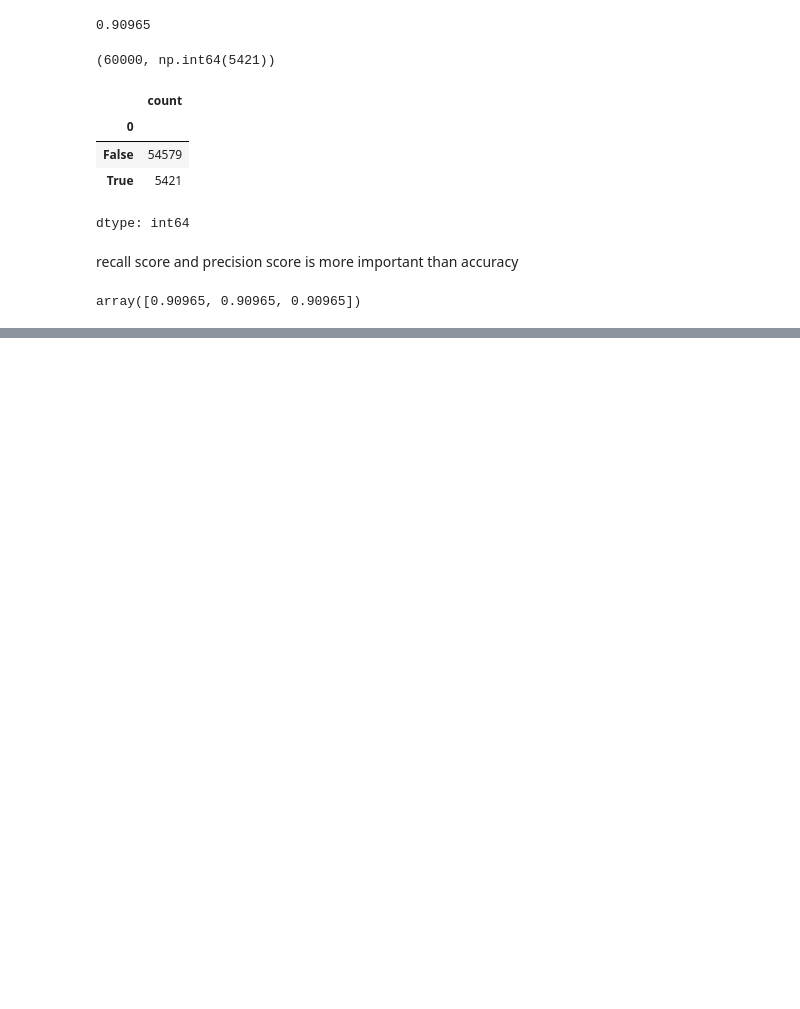
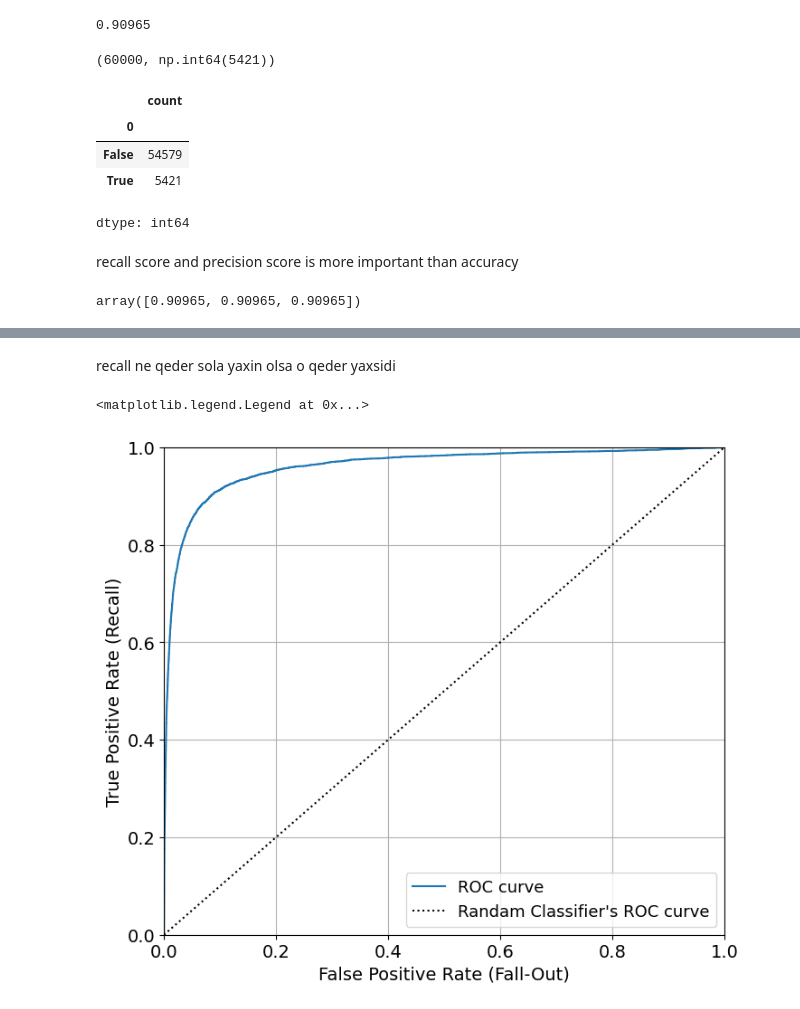
Before and after one commit to Turqan522/MachineLearning, a Jupyter notebook: Bank_Customer_Churn_Prediction.ipynb, the cells around one changed output, grey strips where cells are left out. Cells and saved outputs as stored; diff of their text form; code cells hidden in the pictures; blank space fills up the shorter version.

```diff
--- a/Bank_Customer_Churn_Prediction.ipynb
+++ b/Bank_Customer_Churn_Prediction.ipynb
@@ -855,0 +1005,19 @@ array([0.90965, 0.90965, 0.90965])
+# %%
+from sklearn.metrics import roc_curve
+
+fpr,tpr,tresholds=roc_curve(y_train_5,y_scores)
+# %% [markdown]
+recall ne qeder sola yaxin olsa o qeder yaxsidi
+# %%
+plt.figure(figsize=(8,7))
+plt.plot(fpr,tpr,label='ROC curve')
+plt.plot([0,1],[0,1],'k:',label="Randam Classifier's ROC curve")
+
+plt.xlabel('False Positive Rate (Fall-Out)')
+plt.ylabel('True Positive Rate (Recall)')
+plt.grid()
+plt.axis([0,1,0,1])
+plt.legend(loc='lower right',fontsize=13)
+# %% [output]
+<matplotlib.legend.Legend at 0x...>
+[figure, added]
```
Also changed, not shown: parts of 59 cells of this notebook.
